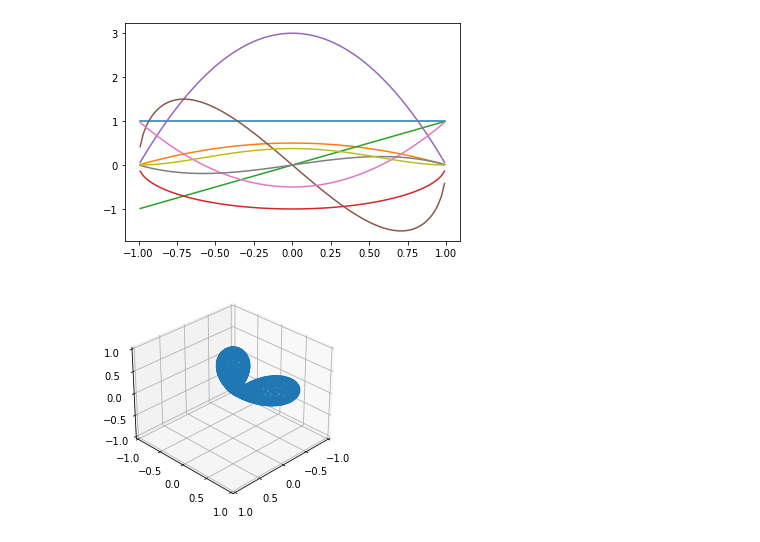
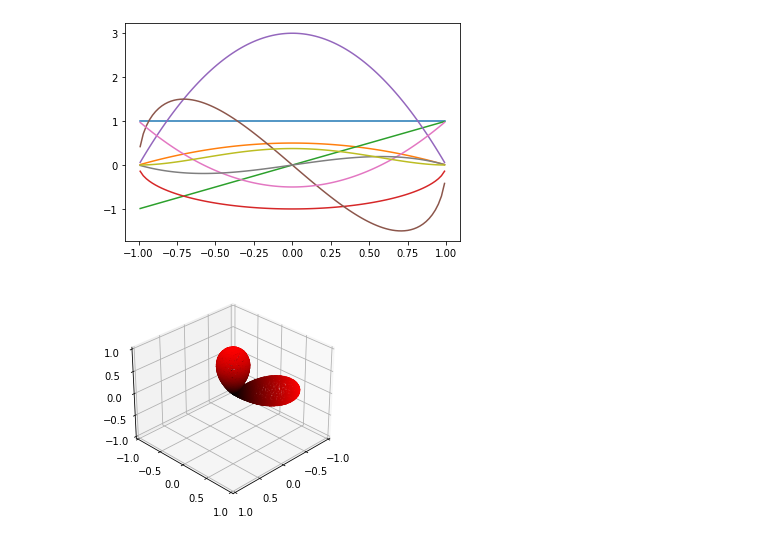
Before and after one commit to fancyzero/SphericalHarmonicNotebook, a Jupyter notebook: MyPrt.ipynb, the cells around one changed output. Drawn from its saved outputs; the diff is of its cells as text; code cells hidden in the pictures.

```diff
--- a/MyPrt.ipynb
+++ b/MyPrt.ipynb
@@ -80,38 +80,44 @@ def getSamples(N):
     return s
 # %%
 def myFunc(theta, phi):
-
     return max(0,5*math.cos(theta)-4) + max(0,-4*math.sin(theta-math.pi)*math.cos(phi-2.5)-3)
 #visualize myFunc
-def visMyFunc():
+def visMyFunc( func ):
     fig = plt.figure()
     ax = fig.add_subplot(1, 1, 1, projection='3d')
     x=[]
     y=[]
     z=[]
+    c=[]
     N = 200
     samples = getSamples(N)
     for s in samples:
             theta = s.theta
             phi = s.phi
             xx = math.cos(phi)*math.sin(theta)
             yy = math.sin(phi)*math.sin(theta)
             zz = math.cos(theta)
-            v = myFunc(theta, phi)
-            x.append(xx*v)
-            y.append(yy*v)
-            z.append(zz*v)
+            v = func(theta, phi)
 
-    ax.scatter(x, y, z, s=1)
+            x.append(xx*abs(v))
+            y.append(yy*abs(v))
+            z.append(zz*abs(v))
+            if v > 0:
+                c.append([v,0,0])
+            else:
+                c.append([0,-v,0])
+
+
+    ax.scatter(x, y, z, s=1,c=c)
     ax.set_xlim([-1, 1])
     ax.set_ylim([-1, 1])
     ax.set_zlim([-1, 1])
 
     ax.view_init(30, 45)
 
-visMyFunc()
+visMyFunc(myFunc)
 # %% [output]
-[figure, old version]
+[figure, new version]
 # %%
 #projection
 N = 200
```
Also changed, not shown: parts of 1 cell of this notebook.
